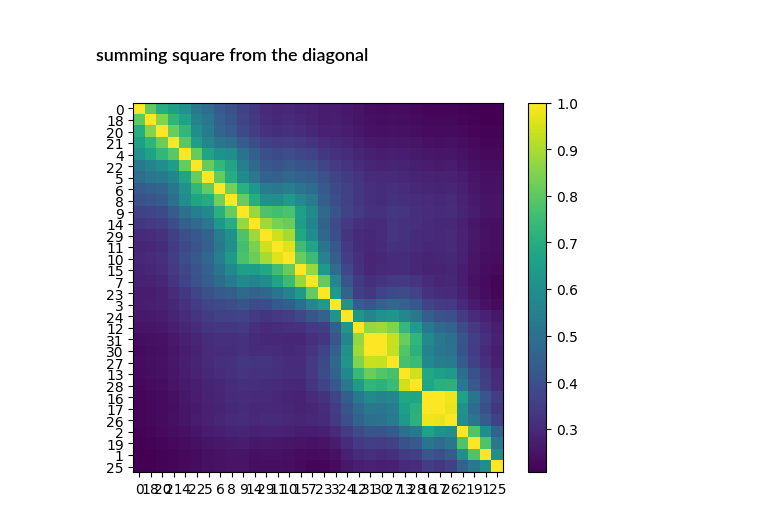
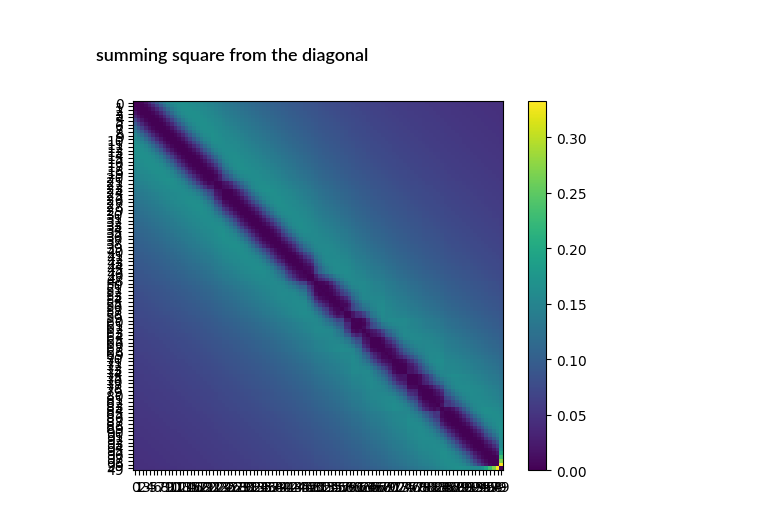
Before and after one commit to xiao278/svd_applications, a Jupyter notebook: community_detection_implementation.ipynb, the cells around one changed output. Drawn from its saved outputs; the diff is of its cells as text; code cells hidden in the pictures.

```diff
--- a/community_detection_implementation.ipynb
+++ b/community_detection_implementation.ipynb
@@ -77,9 +77,9 @@ def draw_graph(A:np.ndarray, group_labels=None, top_nodes=None):
 #     5: [4,0]
 # }
 
-AL = nx.to_dict_of_lists(nx.davis_southern_women_graph())
+# AL = nx.to_dict_of_lists(nx.davis_southern_women_graph())
 # AL = nx.to_dict_of_lists(nx.karate_club_graph())
-# AL = nx.to_dict_of_lists(nx.watts_strogatz_graph(n=100, k=3, p=0.2))
+AL = nx.to_dict_of_lists(nx.watts_strogatz_graph(n=100, k=6, p=0.05))
 
 # top_nodes, bottom_nodes = bipartite.sets(nx.davis_southern_women_graph())
 
@@ -208,32 +208,36 @@ def to_angles(cos_matrix:np.ndarray):
         np.pi - np.arccos(
             np.clip(cos_matrix, a_min=-1, a_max=1)
         )
     ) / np.pi
 
 CM_ANGLES = to_angles(CM_REORDERED)
 
 CM_AM = mean_from_diag(CM_REORDERED) # arithmetic means
 
 CM_GM = np.exp(
     mean_from_diag(
         np.log(
             CM_ANGLES
         )
     )
 ) # geometric means
 
 CM_HM = np.divide(1, mean_from_diag(
         np.divide(1, CM_ANGLES)
     )
 ) # harmonic means
 
+CM_var = var_from_diag(CM_REORDERED)
+
+# test_var = calc_from_diag(CM_REORDERED, lambda mat: np.var(mat, ddof=1))
+# test_HM = calc_from_diag(CM_ANGLES, lambda mat: np.divide(1, np.mean(np.divide(1, mat))))
 # test_strength = calc_from_diag(CM_REORDERED, lambda mat: np.round(np.linalg.norm(mat, ord=2), decimals = 3) / mat.shape[0])
 # test_bruh = calc_from_diag(CM_REORDERED, np.min)
 
-plt.imshow(CM_AM, cmap='viridis')
+plt.imshow(CM_var, cmap='viridis')
 plt.xticks(range(len(INDEX)), INDEX)
 plt.yticks(range(len(INDEX)), INDEX)
 plt.colorbar()
 plt.show()
 # %% [output]
-[figure, old version]
+[figure, new version]
```
Also changed, not shown: parts of 12 cells of this notebook, 1 other file.
